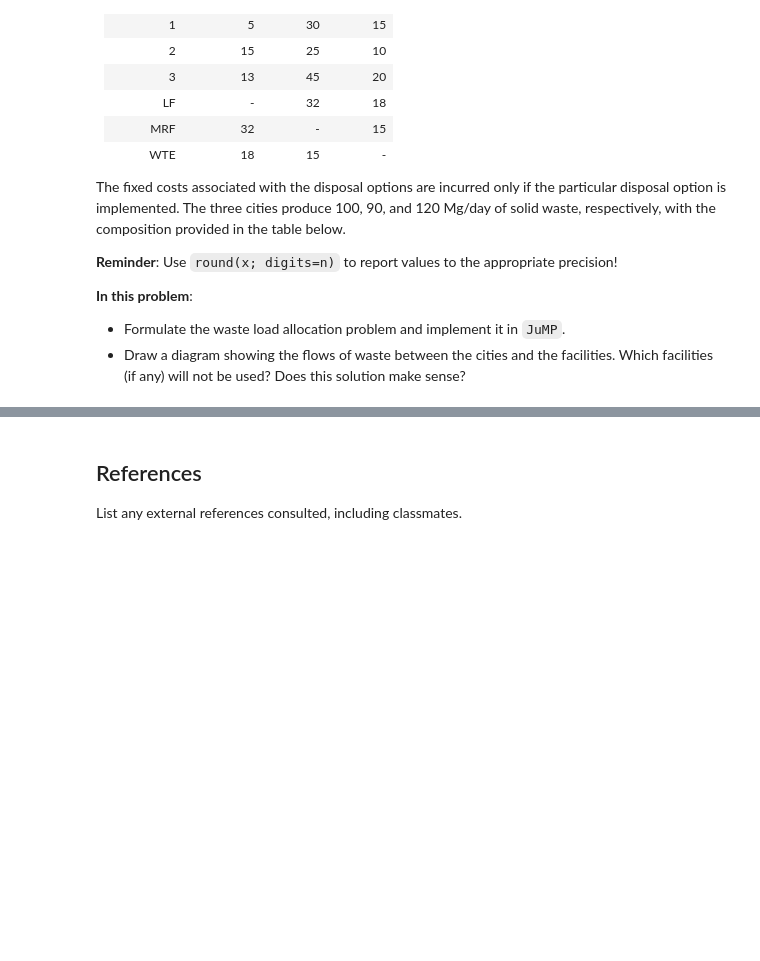
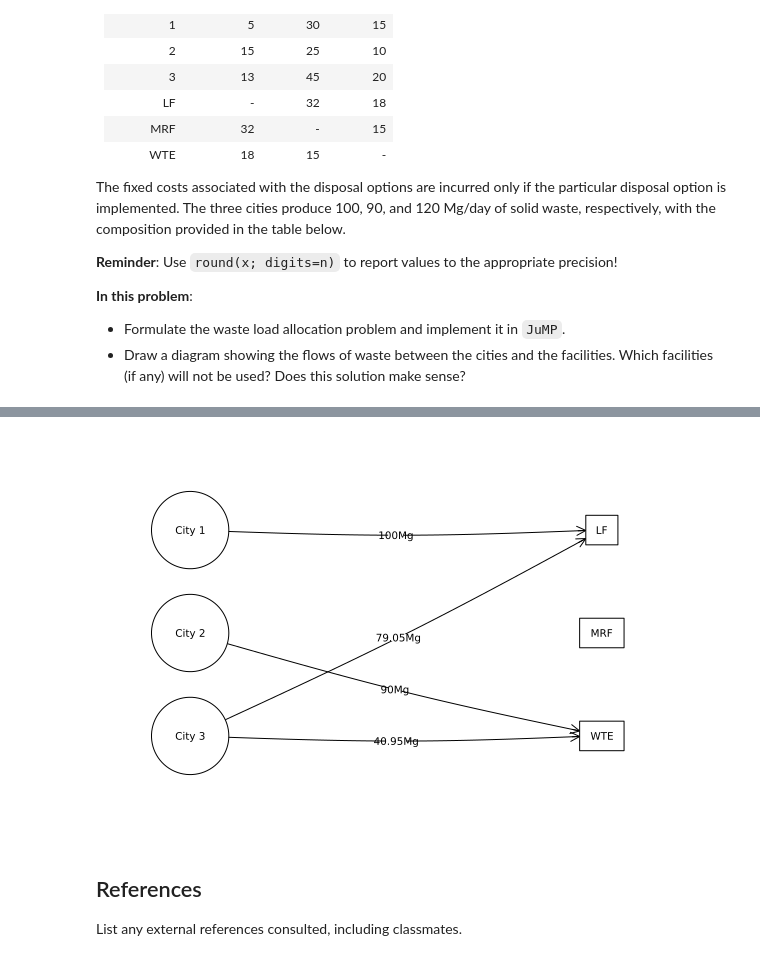
Before and after one commit to BEE4750-FA24/hw5-rishi, a Jupyter notebook: hw05.ipynb, the cells around one changed output, grey strips where cells are left out. Saved outputs shown, nothing was run; the diff lists cells and outputs as text; code cells hidden in the pictures; blank space fills up the shorter version.

Commit message:
added graph and reasoning

```diff
--- a/hw05.ipynb
+++ b/hw05.ipynb
@@ -259,3 +231,53 @@ R[3,3] = 0.0
+# %%
+using GraphRecipes
+using Plots
+
+# Adjacency matrix
+A = [
+    0 0 0 1 0 0;  # City 1 -> LF
+    0 0 0 0 0 1;  # City 2 -> WTE
+    0 0 0 1 0 1;  # City 3 -> LF, WTE
+    0 0 0 0 0 0;
+    0 0 0 0 0 0;
+    0 0 0 0 0 0
+]
+
+# Node names
+names = ["City 1", "City 2", "City 3", "LF", "MRF", "WTE"]
+
+# Edge labels
+edge_labels = Dict(
+    (1, 4) => "100Mg",
+    (2, 6) => "90Mg",
+    (3, 4) => "79.05Mg",
+    (3, 6) => "40.95Mg"
+)
+
+# Node shapes
+shapes = [:circle, :circle, :circle, :rect, :rect, :rect]
+
+# Node positions
+xpos = [-2, -2, -2, 2, 2, 2]
+ypos = [2, 1, 0, 2, 1, 0]
+
+# Plot the graph
+p = graphplot(
+    A,
+    names=names,
+    edgelabel=edge_labels,
+    markersize=0.4,
+    markershapes=shapes,
+    markercolor=:white,
+    x=xpos,
+    y=ypos,
+    arrow=true,  # Enable arrows
+    linecolor=:black  # Edge color
+)
+
+# Display the plot
+display(p)
+# %% [output]
+[figure, added]
 # %% [markdown]
 ## References
 
```
Also changed, not shown: parts of 6 cells of this notebook.
